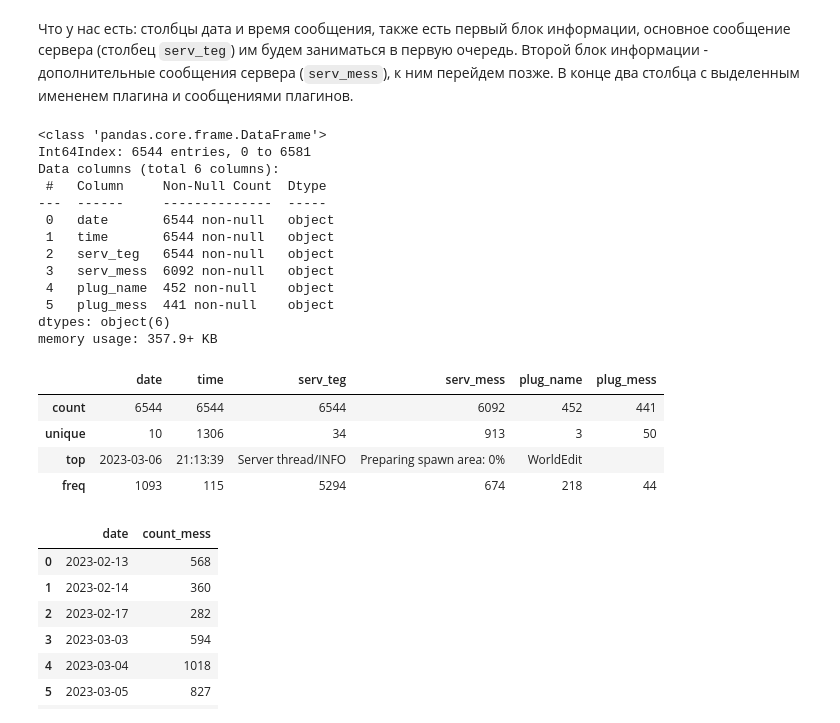
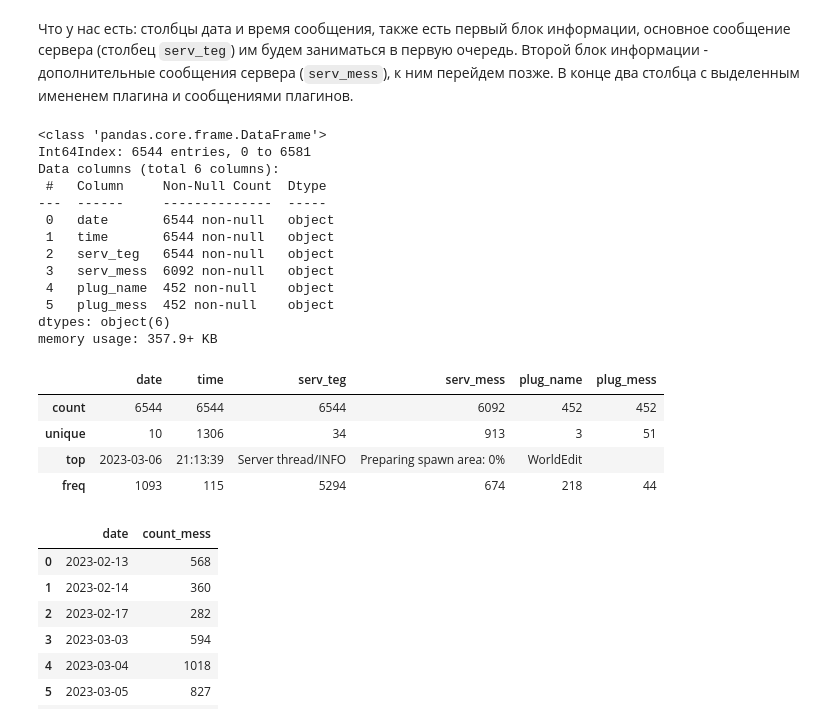
Before and after one commit to vi-bo/minecraft_log, a Jupyter notebook: minecraft_logs_night.ipynb, the cells around one changed output. Cells and saved outputs as stored; diff of their text form; code cells hidden in the pictures.

```diff
--- a/minecraft_logs_night.ipynb
+++ b/minecraft_logs_night.ipynb
@@ -410,7 +410,7 @@ data_logs
 Что у нас есть: столбцы дата и время сообщения, также есть первый блок информации, основное сообщение сервера (столбец `serv_teg`) им будем заниматься в первую очередь. Второй блок информации - дополнительные сообщения сервера (`serv_mess`), к ним перейдем позже. В конце два столбца с выделенным имененем плагина и сообщениями плагинов.
 # %%
 # vibo: смотрим пропуски
-data_logs.info()
+row_logs.info()
 # %% [output]
 <class 'pandas.core.frame.DataFrame'>
 Int64Index: 6544 entries, 0 to 6581
@@ -422,16 +422,16 @@ Data columns (total 6 columns):
  2   serv_teg   6544 non-null   object
  3   serv_mess  6092 non-null   object
  4   plug_name  452 non-null    object
- 5   plug_mess  441 non-null    object
+ 5   plug_mess  452 non-null    object
 dtypes: object(6)
 memory usage: 357.9+ KB
 # %%
 # vibo: сводная статистика
-data_logs.describe()
+row_logs.describe()
 # %% [output]
 |  | date | time | serv_teg | serv_mess | plug_name | plug_mess |
-| count | 6544 | 6544 | 6544 | 6092 | 452 | 441 |
-| unique | 10 | 1306 | 34 | 913 | 3 | 50 |
+| count | 6544 | 6544 | 6544 | 6092 | 452 | 452 |
+| unique | 10 | 1306 | 34 | 913 | 3 | 51 |
 | top | 2023-03-06 | 21:13:39 | Server thread/INFO | Preparing spawn area: 0% | WorldEdit |  |
 | freq | 1093 | 115 | 5294 | 674 | 218 | 44 |
 # %%
```
Also changed, not shown: parts of 93 cells of this notebook.
